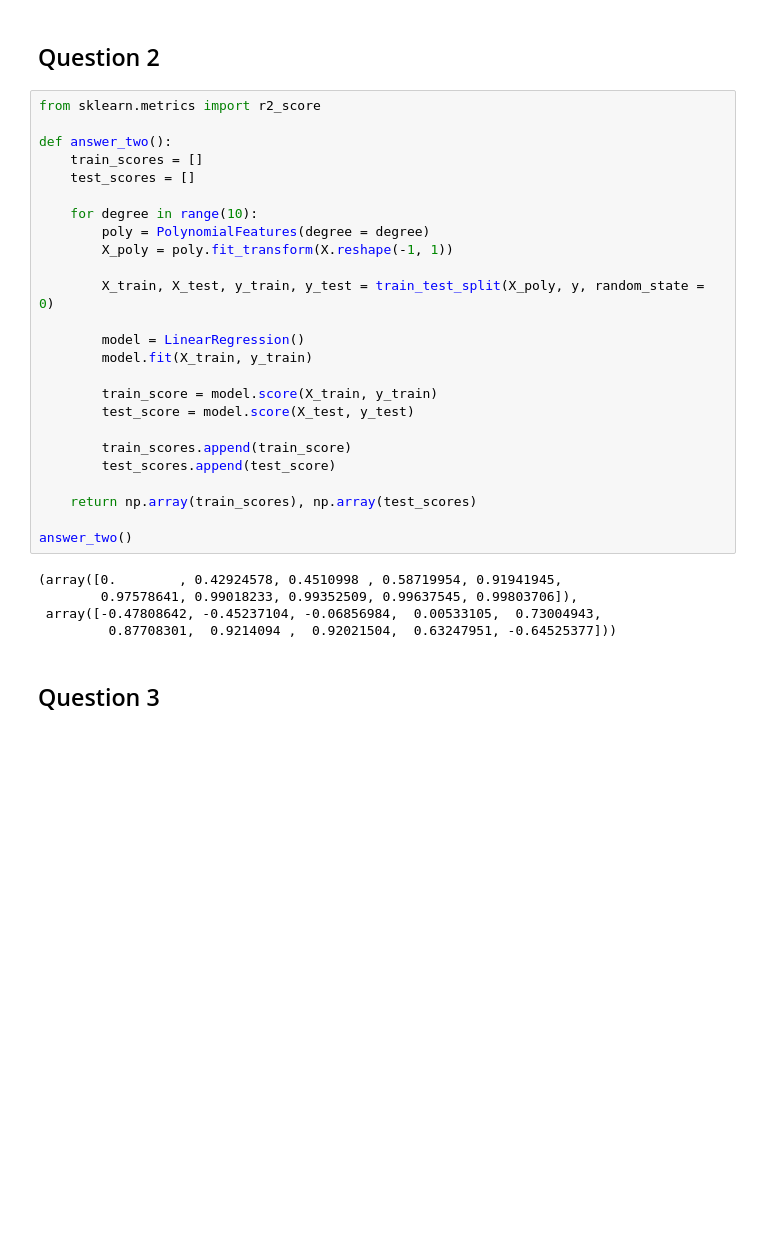
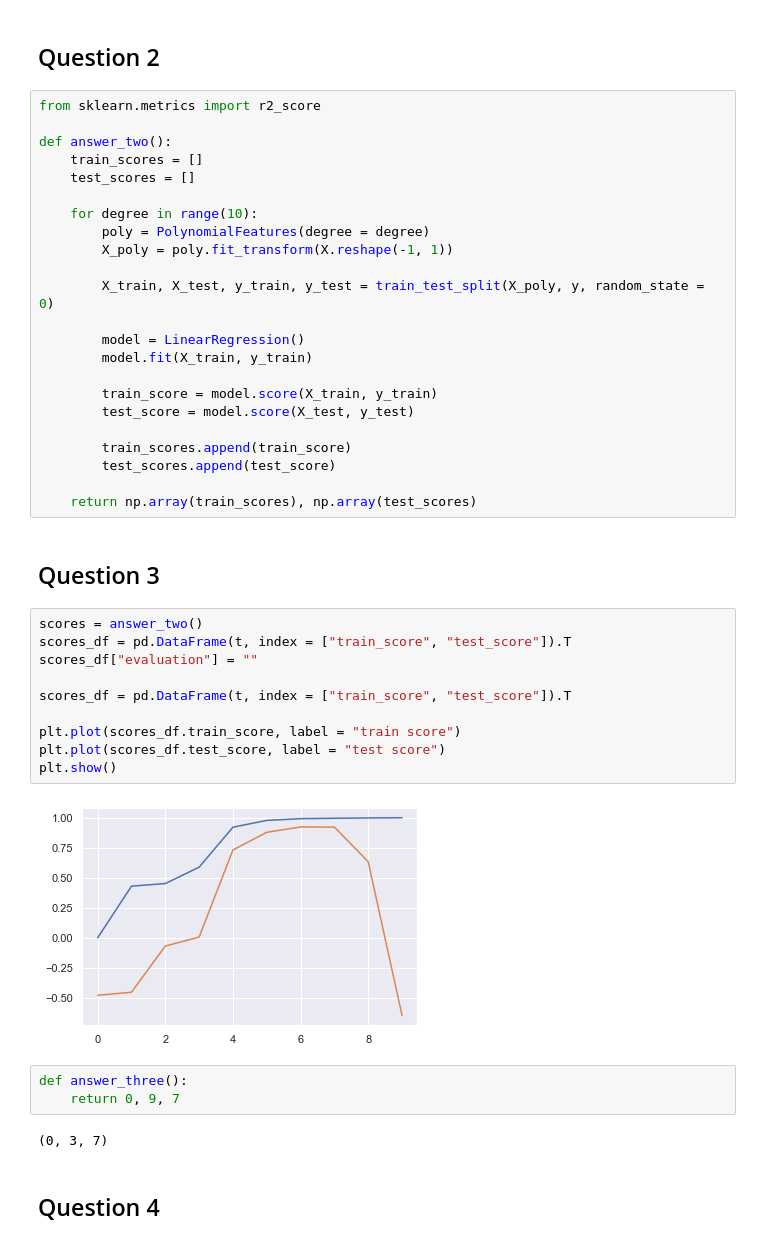
Before and after one commit to Jasc94/Coursera_AppliedDataScience_Specialization, a Jupyter notebook: 3_AppliedMachineLearning/assignment2.ipynb, the cells around one changed output. Drawn from its saved outputs; the diff is of its cells as text; blank space fills up the shorter version.

```diff
--- a/3_AppliedMachineLearning/assignment2.ipynb
+++ b/3_AppliedMachineLearning/assignment2.ipynb
@@ -74,12 +96,24 @@ def answer_two():
         test_scores.append(test_score)
 
     return np.array(train_scores), np.array(test_scores)
-
-answer_two()
-# %% [output]
-(array([0.        , 0.42924578, 0.4510998 , 0.58719954, 0.91941945,
-        0.97578641, 0.99018233, 0.99352509, 0.99637545, 0.99803706]),
- array([-0.47808642, -0.45237104, -0.06856984,  0.00533105,  0.73004943,
-         0.87708301,  0.9214094 ,  0.92021504,  0.63247951, -0.64525377]))
 # %% [markdown]
 ## Question 3
+# %%
+scores = answer_two()
+scores_df = pd.DataFrame(t, index = ["train_score", "test_score"]).T
+scores_df["evaluation"] = ""
+
+scores_df = pd.DataFrame(t, index = ["train_score", "test_score"]).T
+
+plt.plot(scores_df.train_score, label = "train score")
+plt.plot(scores_df.test_score, label = "test score")
+plt.show()
+# %% [output]
+[figure, added]
+# %%
+def answer_three():
+    return 0, 9, 7
+# %% [output]
+(0, 3, 7)
+# %% [markdown]
+## Question 4
```
Also changed, not shown: parts of 15 cells of this notebook, 1 other file.
